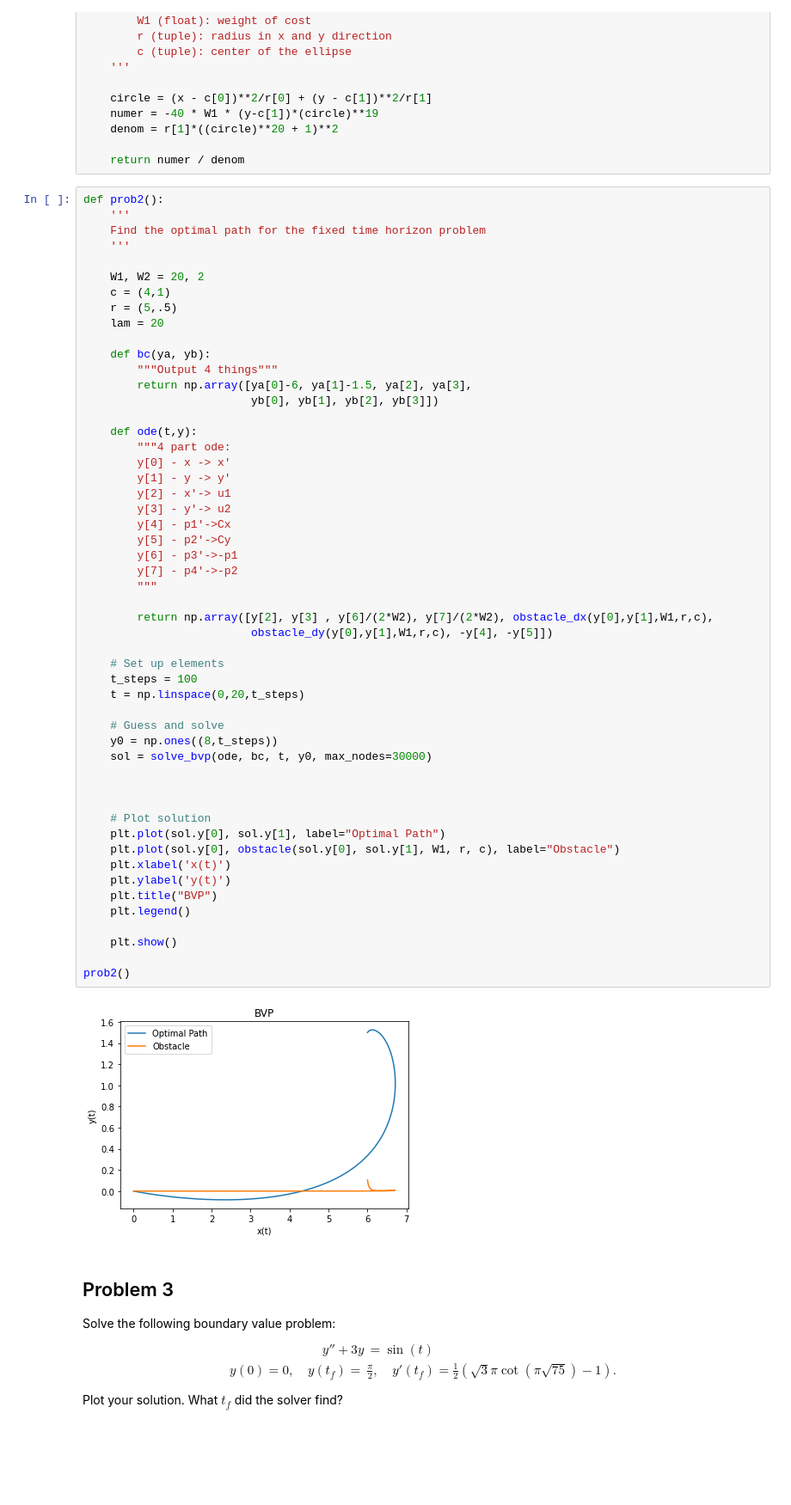
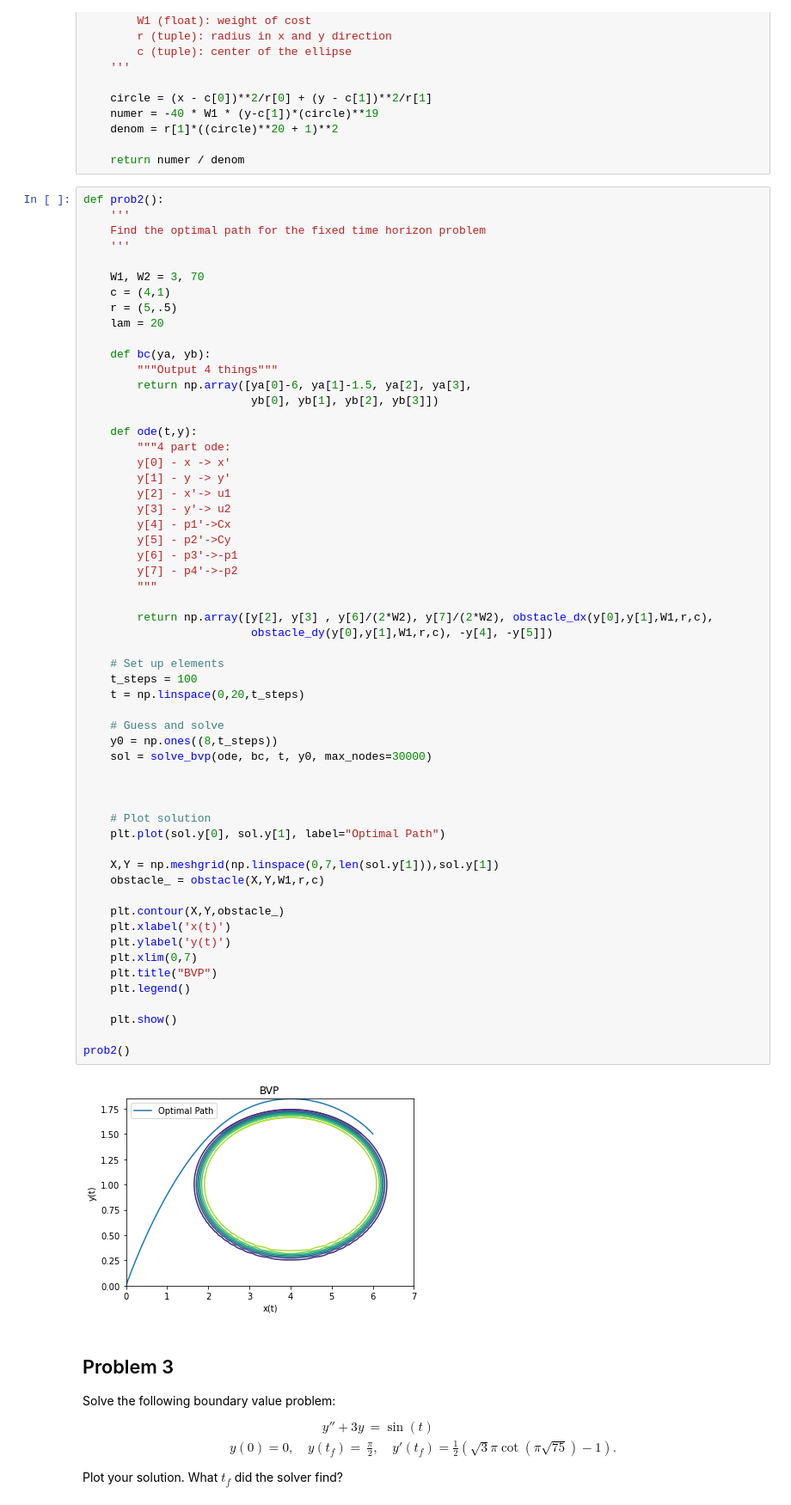
Before and after one commit to bryant0918/Model-Dynamics-and-Control, a Jupyter notebook: ObstacleAvoidance/ObstacleAvoidance.ipynb, the cells around one changed output. Shown: that part at 86% size. Drawn from its saved outputs; the diff is of its cells as text; blank space fills up the shorter version.

Commit message:
Finished Obstacle Avoidance

```diff
--- a/ObstacleAvoidance/ObstacleAvoidance.ipynb
+++ b/ObstacleAvoidance/ObstacleAvoidance.ipynb
@@ -130,7 +130,7 @@ def prob2():
     Find the optimal path for the fixed time horizon problem
     '''
 
-    W1, W2 = 20, 2
+    W1, W2 = 3, 70
     c = (4,1)
     r = (5,.5)
     lam = 20
@@ -149,35 +149,40 @@ def prob2():
         y[4] - p1'->Cx
         y[5] - p2'->Cy
         y[6] - p3'->-p1
         y[7] - p4'->-p2
         """
 
         return np.array([y[2], y[3] , y[6]/(2*W2), y[7]/(2*W2), obstacle_dx(y[0],y[1],W1,r,c),
                          obstacle_dy(y[0],y[1],W1,r,c), -y[4], -y[5]])
 
     # Set up elements
     t_steps = 100
     t = np.linspace(0,20,t_steps)
 
     # Guess and solve
     y0 = np.ones((8,t_steps))
     sol = solve_bvp(ode, bc, t, y0, max_nodes=30000)
 
 
 
     # Plot solution
     plt.plot(sol.y[0], sol.y[1], label="Optimal Path")
-    plt.plot(sol.y[0], obstacle(sol.y[0], sol.y[1], W1, r, c), label="Obstacle")
+
+    X,Y = np.meshgrid(np.linspace(0,7,len(sol.y[1])),sol.y[1])
+    obstacle_ = obstacle(X,Y,W1,r,c)
+
+    plt.contour(X,Y,obstacle_)
     plt.xlabel('x(t)')
     plt.ylabel('y(t)')
+    plt.xlim(0,7)
     plt.title("BVP")
     plt.legend()
 
     plt.show()
 
 prob2()
 # %% [output]
-[figure, old version]
+[figure, new version]
 # %% [markdown]
 ## Problem 3
 Solve the following boundary value problem:
```
Also changed, not shown: parts of 2 cells of this notebook.
